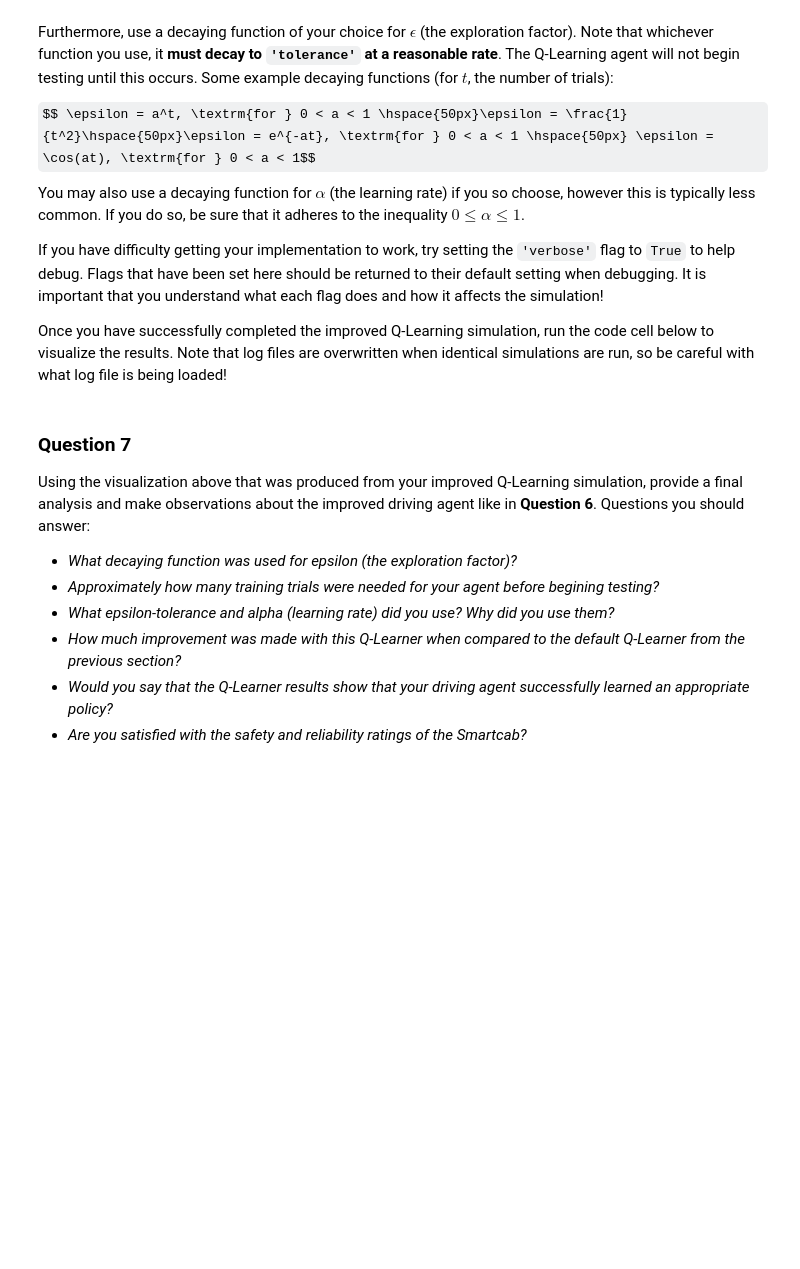
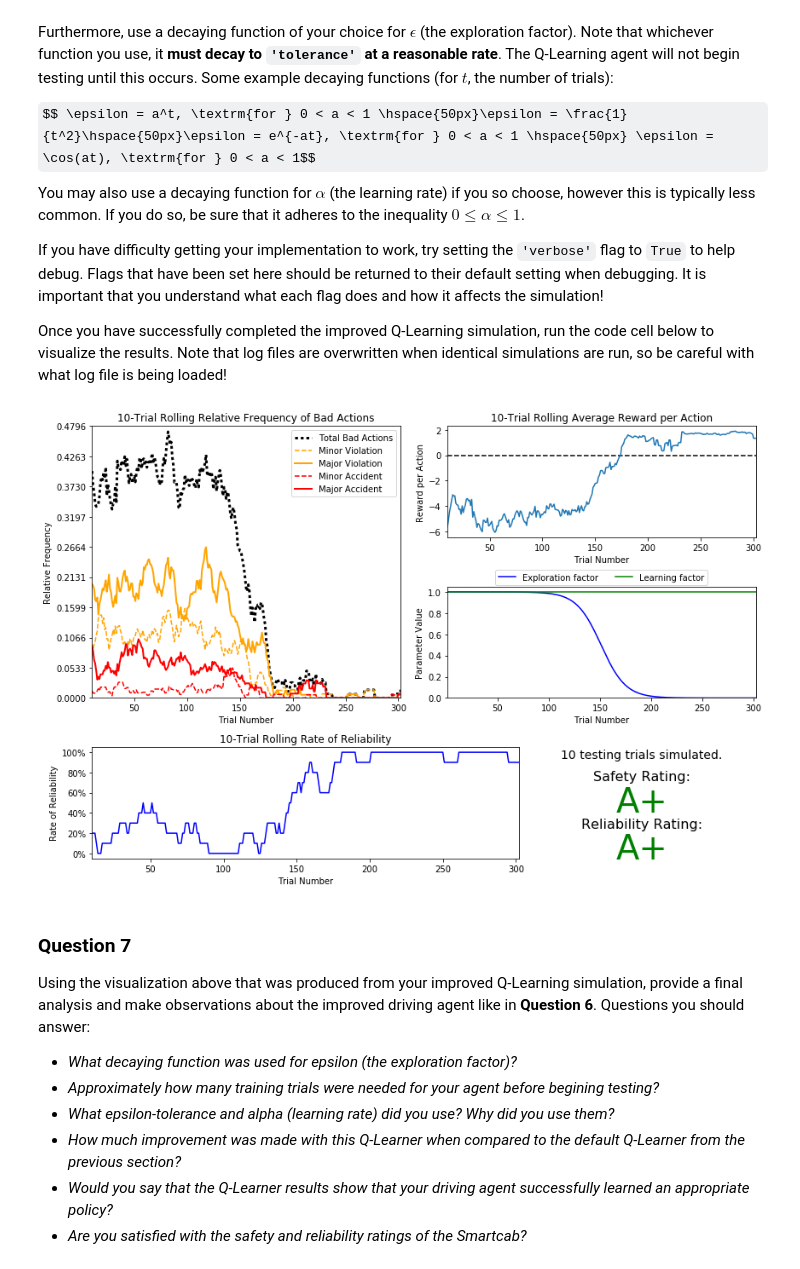
Before and after one commit to chucklesoclock/ml-nanodegree, a Jupyter notebook: smartcab/smartcab.ipynb, the cells around one changed output. Drawn from its saved outputs; the diff is of its cells as text; code cells hidden in the pictures; some formulas as TeX source; blank space fills up the shorter version.

```diff
--- a/smartcab/smartcab.ipynb
+++ b/smartcab/smartcab.ipynb
@@ -221,7 +300,9 @@ If you have difficulty getting your implementation to work, try setting the `'ve
 Once you have successfully completed the improved Q-Learning simulation, run the code cell below to visualize the results. Note that log files are overwritten when identical simulations are run, so be careful with what log file is being loaded!
 # %%
 # Load the 'sim_improved-learning' file from the improved Q-Learning simulation
-vs.plot_trials('sim_improved-learning.csv')
+vs.plot_trials('sim_improved-learning-final.csv')
+# %% [output]
+[figure, added]
 # %% [markdown]
 ### Question 7
 Using the visualization above that was produced from your improved Q-Learning simulation, provide a final analysis and make observations about the improved driving agent like in **Question 6**. Questions you should answer:
```
Also changed, not shown: parts of 31 cells of this notebook, 3 other files.
